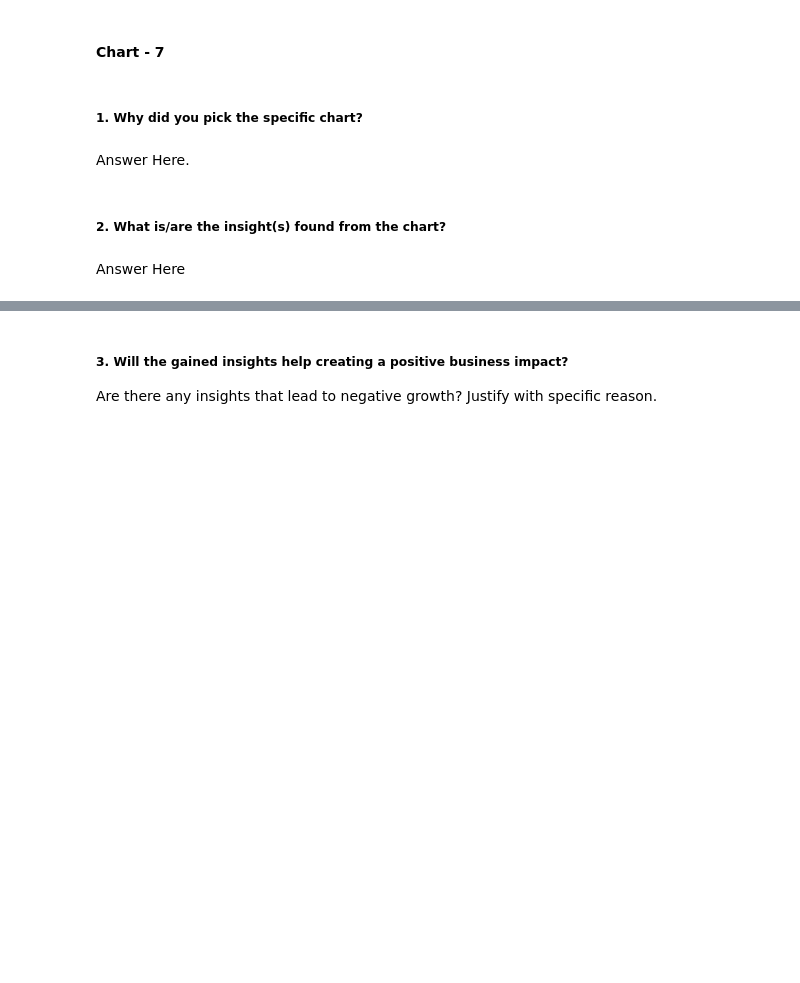
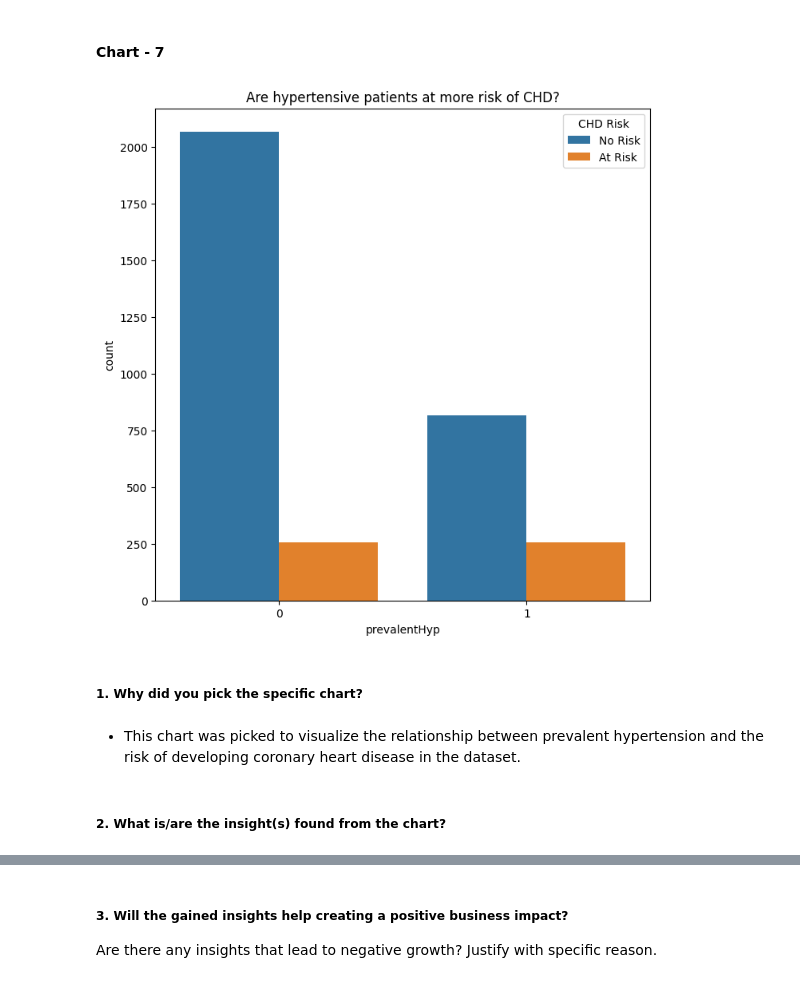
Before and after one commit to Navjotkhatri/CARDIOVASCULAR-RISK-PREDICTION, a Jupyter notebook: Cardiovascular_Risk_Prediction.ipynb, the cells around one changed output, grey strips where cells are left out. Saved outputs shown, nothing was run; the diff lists cells and outputs as text; code cells hidden in the pictures; blank space fills up the shorter version.

```diff
--- a/Cardiovascular_Risk_Prediction.ipynb
+++ b/Cardiovascular_Risk_Prediction.ipynb
@@ -569,8 +576,15 @@ Answer Here
+# %%
+# Chart - 7 visualization code
+plt.figure(figsize=(8,8))
+sns.countplot(x=df['prevalentHyp'], hue=df['TenYearCHD'])
+plt.title('Are hypertensive patients at more risk of CHD?')
+plt.legend(title='CHD Risk', labels=['No Risk', 'At Risk'])
+plt.show()
+# %% [output]
+[figure, added]
 # %% [markdown]
 ##### 1. Why did you pick the specific chart?
-# %% [markdown]
-Answer Here.
+# %% [markdown]
+* This chart was picked to visualize the relationship between prevalent hypertension and the risk of developing coronary heart disease in the dataset.
 # %% [markdown]
 ##### 2. What is/are the insight(s) found from the chart?
-# %% [markdown]
-Answer Here
```
Also changed, not shown: parts of 45 cells of this notebook.
